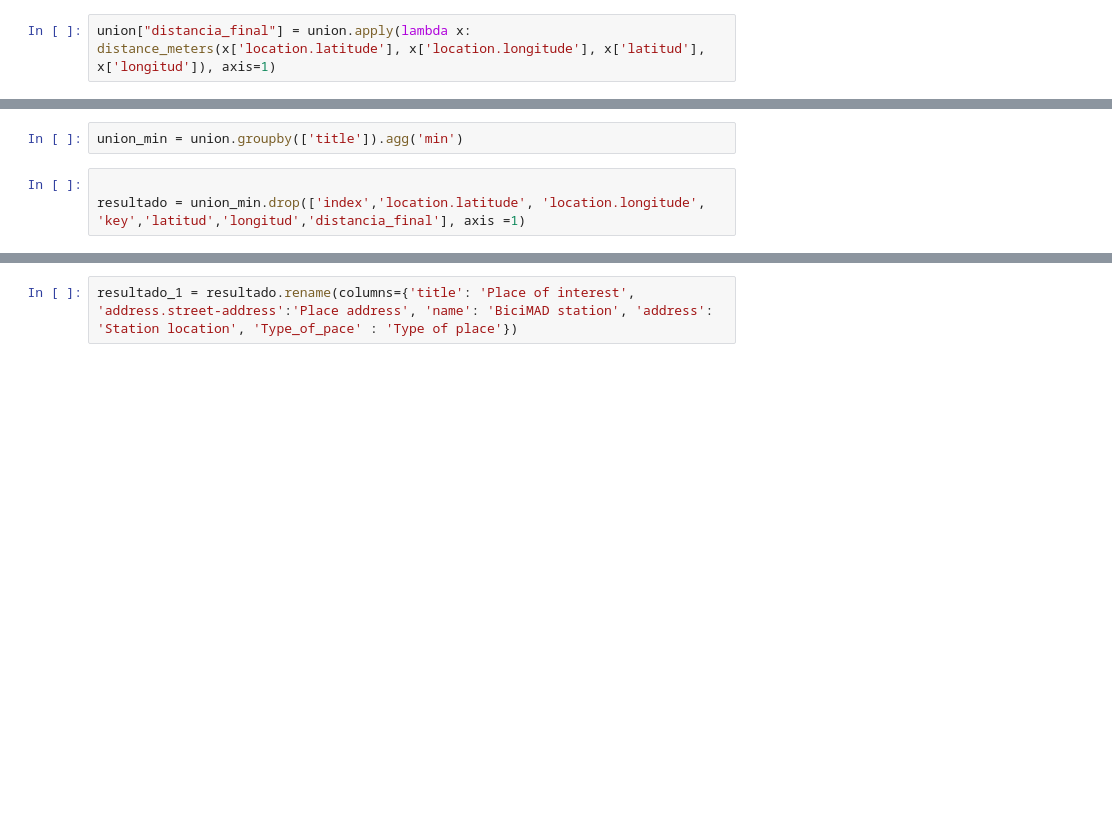
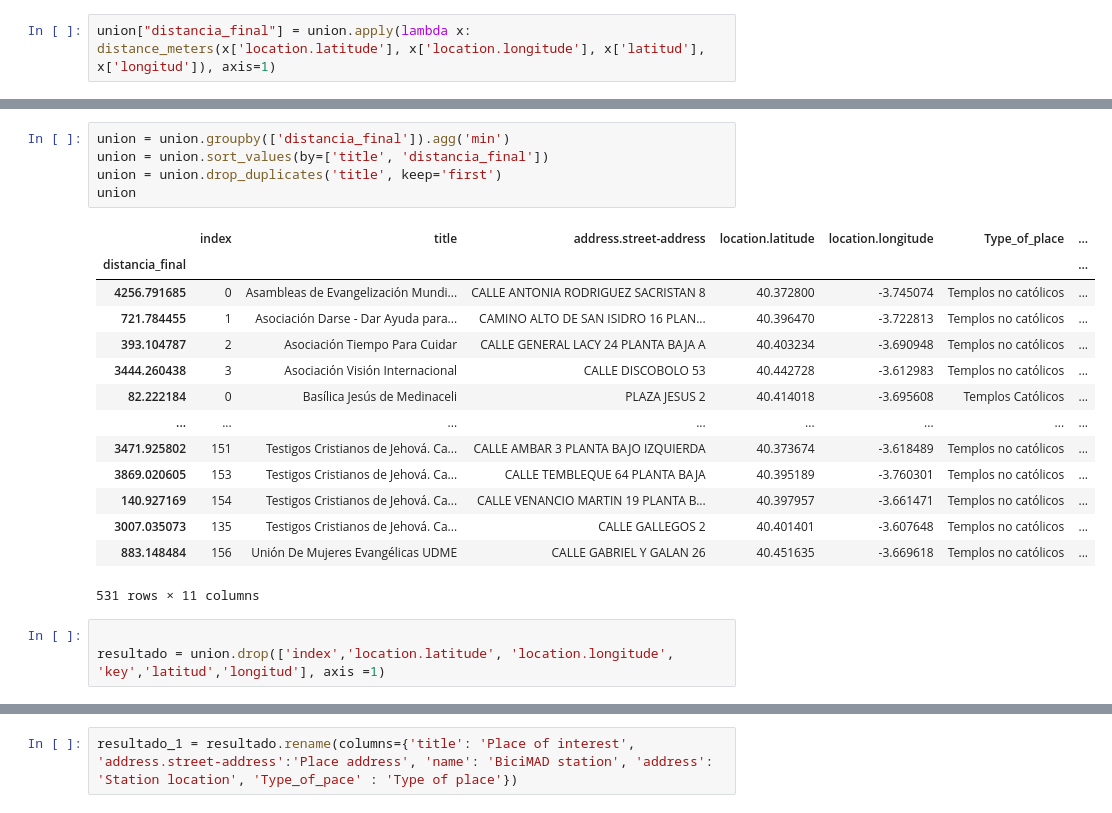
Before and after one commit to anadeondarza/dataptmad0522_labs, a Jupyter notebook: Proyecto_Final/Función.ipynb, the cells around one changed output, grey strips where cells are left out. Cells and saved outputs as stored; diff of their text form; blank space fills up the shorter version.

```diff
--- a/Proyecto_Final/Función.ipynb
+++ b/Proyecto_Final/Función.ipynb
@@ -194,8 +194,26 @@ union
 # %%
-union_min = union.groupby(['title']).agg('min')
+union = union.groupby(['distancia_final']).agg('min')
+union = union.sort_values(by=['title', 'distancia_final'])
+union = union.drop_duplicates('title', keep='first')
+union
+# %% [output]
+|  | index | title | address.street-address | location.latitude | location.longitude | Type_of_place | ... |
+| distancia_final |  |  |  |  |  |  | ... |
+| 4256.791685 | 0 | Asambleas de Evangelización Mundi... | CALLE ANTONIA RODRIGUEZ SACRISTAN 8 | 40.372800 | -3.745074 | Templos no católicos | ... |
+| 721.784455 | 1 | Asociación Darse - Dar Ayuda para... | CAMINO ALTO DE SAN ISIDRO 16 PLAN... | 40.396470 | -3.722813 | Templos no católicos | ... |
+| 393.104787 | 2 | Asociación Tiempo Para Cuidar | CALLE GENERAL LACY 24 PLANTA BAJA A | 40.403234 | -3.690948 | Templos no católicos | ... |
+| 3444.260438 | 3 | Asociación Visión Internacional | CALLE DISCOBOLO 53 | 40.442728 | -3.612983 | Templos no católicos | ... |
+| 82.222184 | 0 | Basílica Jesús de Medinaceli | PLAZA JESUS 2 | 40.414018 | -3.695608 | Templos Católicos | ... |
+| ... | ... | ... | ... | ... | ... | ... | ... |
+| 3471.925802 | 151 | Testigos Cristianos de Jehová. Ca... | CALLE AMBAR 3 PLANTA BAJO IZQUIERDA | 40.373674 | -3.618489 | Templos no católicos | ... |
+| 3869.020605 | 153 | Testigos Cristianos de Jehová. Ca... | CALLE TEMBLEQUE 64 PLANTA BAJA | 40.395189 | -3.760301 | Templos no católicos | ... |
+| 140.927169 | 154 | Testigos Cristianos de Jehová. Ca... | CALLE VENANCIO MARTIN 19 PLANTA B... | 40.397957 | -3.661471 | Templos no católicos | ... |
+| 3007.035073 | 135 | Testigos Cristianos de Jehová. Ca... | CALLE GALLEGOS 2 | 40.401401 | -3.607648 | Templos no católicos | ... |
+| 883.148484 | 156 | Unión De Mujeres Evangélicas UDME | CALLE GABRIEL Y GALAN 26 | 40.451635 | -3.669618 | Templos no católicos | ... |
+531 rows × 11 columns
 # %%
 
-resultado = union_min.drop(['index','location.latitude', 'location.longitude', 'key','latitud','longitud','distancia_final'], axis =1)
+resultado = union.drop(['index','location.latitude', 'location.longitude', 'key','latitud','longitud'], axis =1)
 # %%
 resultado
 # %% [output]
```
Also changed, not shown: parts of 9 cells of this notebook, 5 other files.
